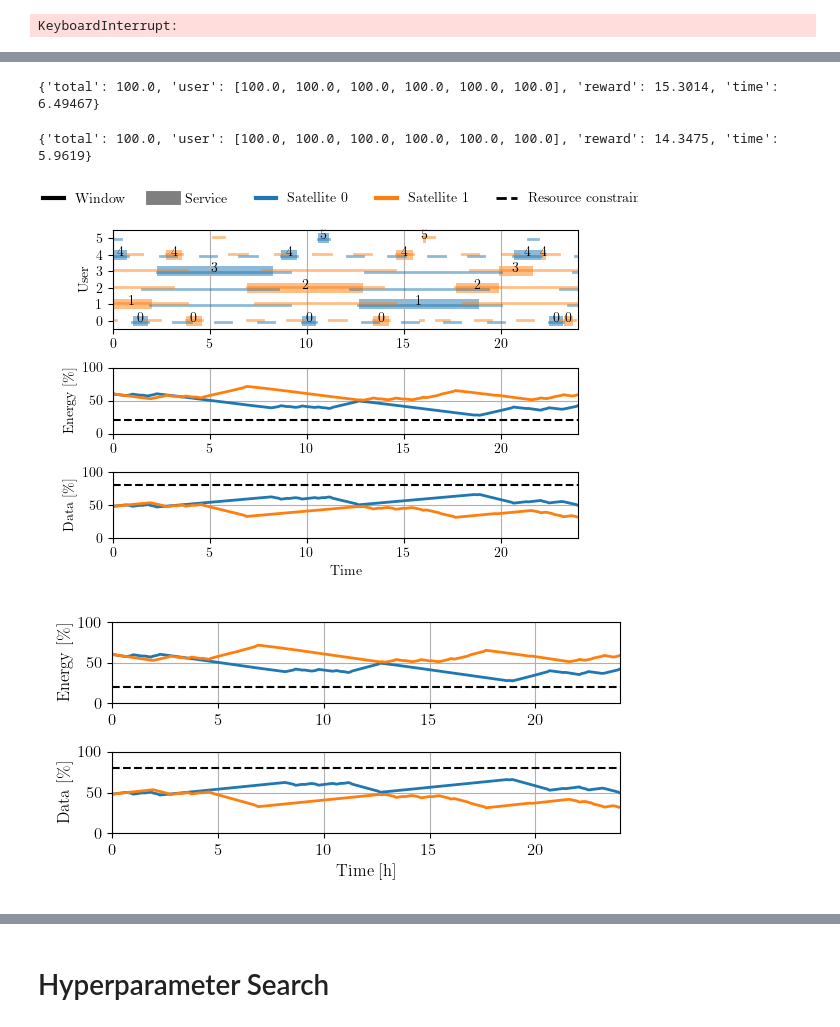
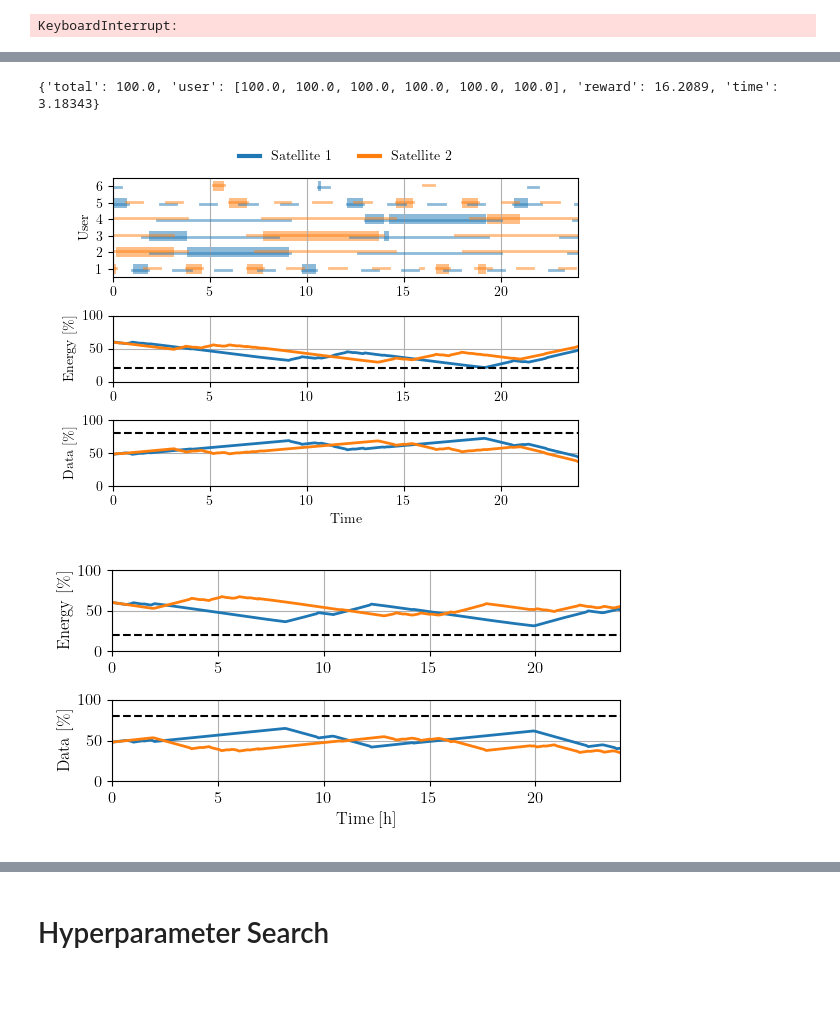
Before and after one commit to Stanford-NavLab/LuPNT, a Jupyter notebook: examples/projects/pnt-scheduling/python/main_AC_UPP.ipynb, the cells around one changed output, grey strips where cells are left out. Drawn from its saved outputs; the diff is of its cells as text; code cells hidden in the pictures; blank space fills up the shorter version.

```diff
--- a/examples/projects/pnt-scheduling/python/main_AC_UPP.ipynb
+++ b/examples/projects/pnt-scheduling/python/main_AC_UPP.ipynb
@@ -93,31 +87,39 @@ print(metric)
 problem = exp_1.get_problem("2022-01-01T00:00:00", duration_factor=1.1)
 solver = SmdpMctsSolver(problem)
 s0 = problem.initial_state()
-# {'d': 4, 'gamma': 0.99, 'dur_min': 2, 'N_max': 2, 'use_rule_based': True, 'n': 5, 'c': 10}
-policy, time = timed(solver.solve, s0, d=5, N_max=5, dur_min=2, gamma=0.99, use_rule_based=True, n=30, c=10)
+# {'d': 2, 'gamma': 0.99, 'dur_min': 1, 'N_max': 2, 'use_rule_based': True, 'n': 5, 'c': 1}
+policy, time = timed(
+    solver.solve,
+    s0,
+    d=2,
+    N_max=2,
+    dur_min=1,
+    gamma=0.95,
+    use_rule_based=True,
+    n=5,
+    c=1,
+)
 metric = get_metrics(problem, policy, time, gamma=1)
 print(metric)
+
+policy_mcts = policy
 # %% [output]
-{'total': 100.0, 'user': [100.0, 100.0, 100.0, 100.0, 100.0, 100.0], 'reward': 15.3014, 'time': 6.49467}
+{'total': 100.0, 'user': [100.0, 100.0, 100.0, 100.0, 100.0, 100.0], 'reward': 16.2089, 'time': 3.18343}
-# %%
-metric = get_metrics(problem, policy, time, gamma=1)
-print(metric)
-# %% [output]
-{'total': 100.0, 'user': [100.0, 100.0, 100.0, 100.0, 100.0, 100.0], 'reward': 14.3475, 'time': 5.9619}
 # %%
 gridspec_kw = dict(hspace=0.5, height_ratios=[1.5, 1, 1])
 fig, axs = plt.subplots(3, 1, figsize=(6, 4), gridspec_kw=gridspec_kw)
 plotting.plot_requests_service_windows(
-    problem.requests, problem.service_windows, policy, ax=axs[0]
+    problem.requests, problem.service_windows, policy_mcts, ax=axs[0]
 )
-plotting.plot_resources(problem, policy, ax=axs[1:])
-# plt.tight_layout()
+plotting.plot_resources(problem, policy_mcts, ax=axs[1:])
+plt.tight_layout()
+plt.savefig(os.path.join(figures_path, "policy_mcts.pdf"))
 plt.show()
 # %% [output]
-[figure, old version]
+[figure, new version]
 # %%
 # Text size
-plt.rcParams.update({'font.size': 12})
+plt.rcParams.update({"font.size": 12})
 fig, axs = plt.subplots(2, 1, figsize=(6, 3))
 plotting.plot_resources(problem, policy, ax=axs)
 plt.xlabel("Time [h]")
@@ -125,6 +127,6 @@ plt.tight_layout()
 plt.savefig(figures_path + "requests_resources.png", dpi=300)
 plt.show()
 # %% [output]
-[figure, old version]
+[figure, new version]
 # %%
 # Text size
```
Also changed, not shown: parts of 18 cells of this notebook, 19 other files.
